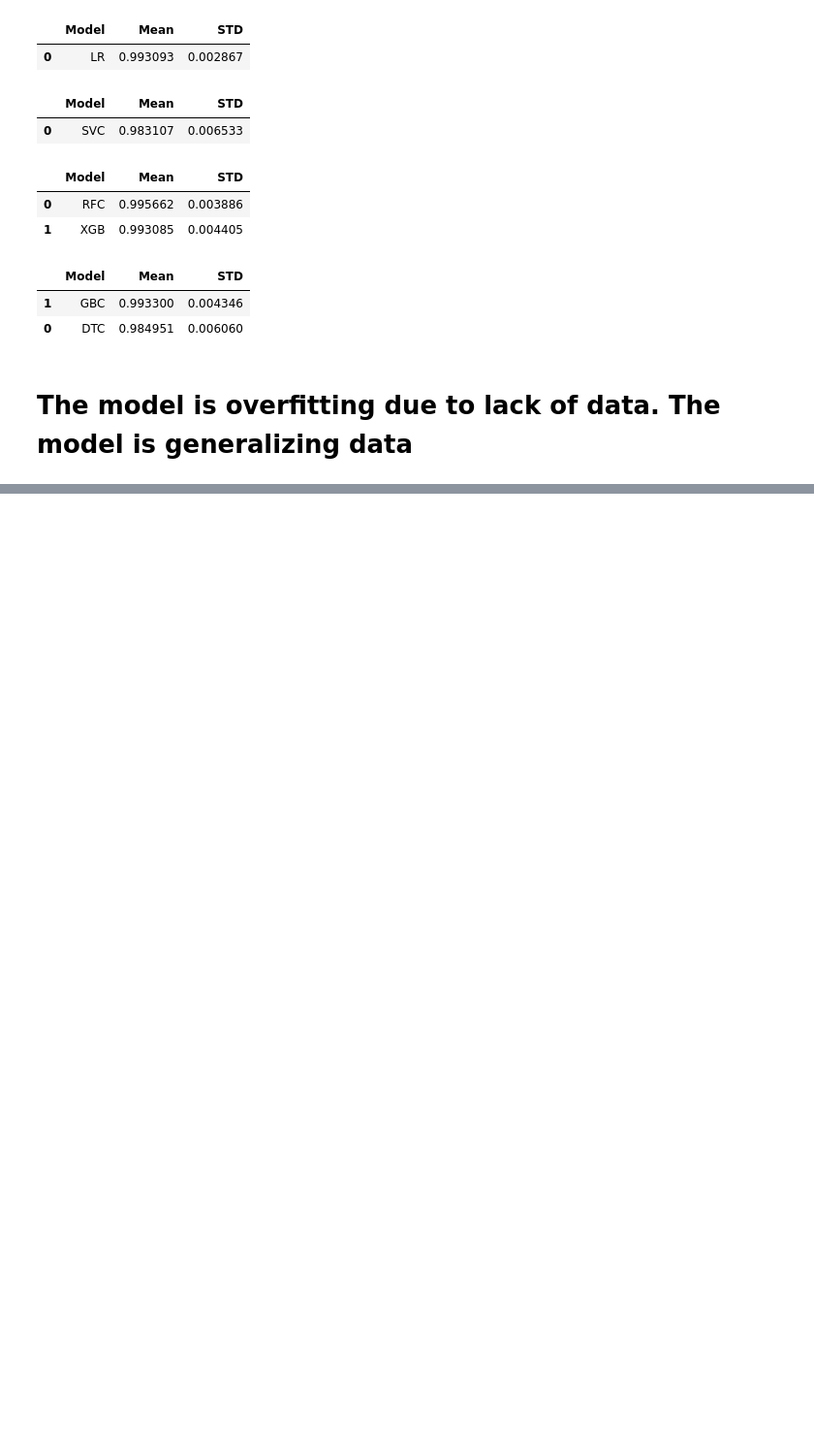
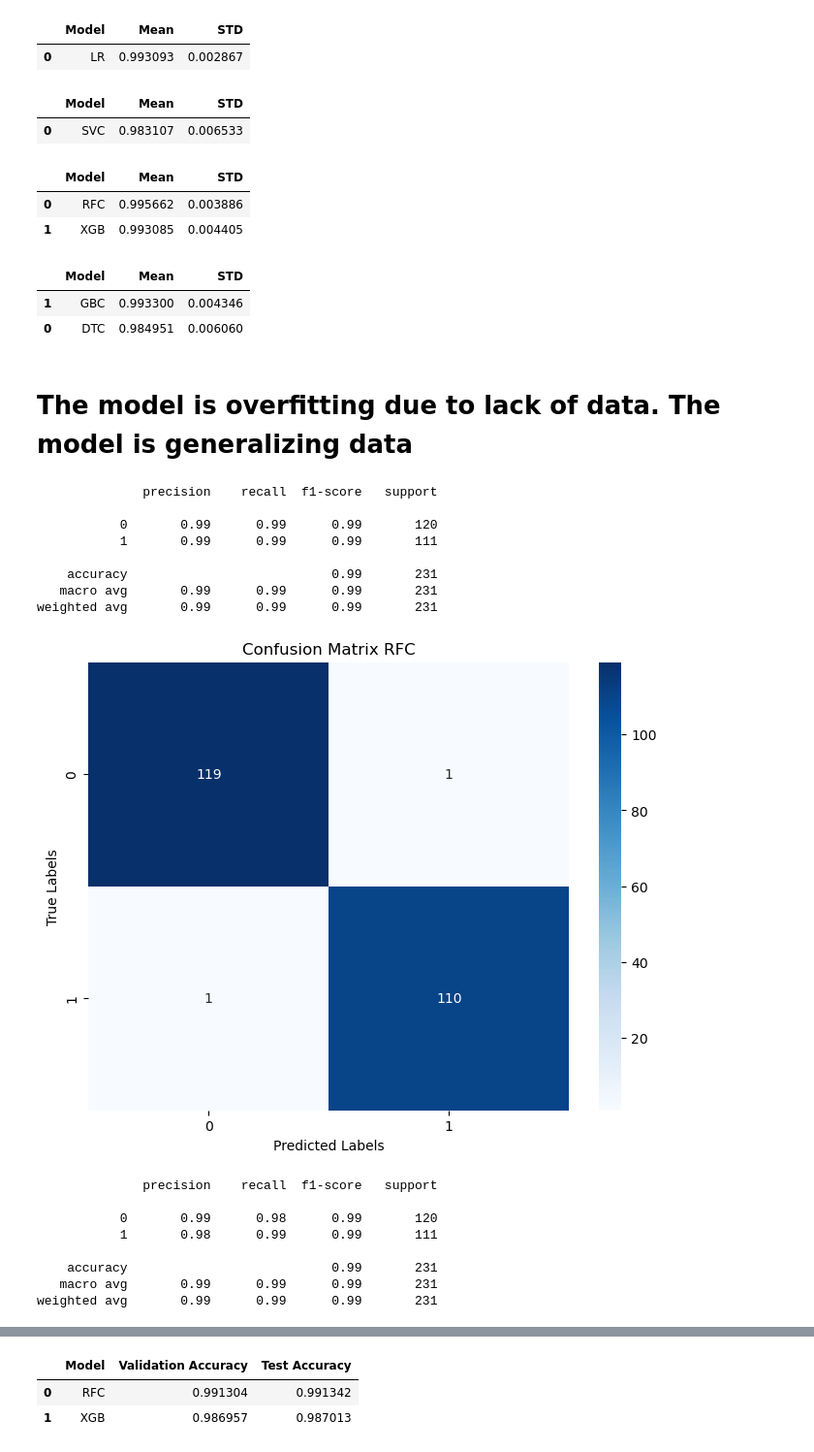
Before and after one commit to MaukanMir/AIRBNB-Las_vegas-Listing, a Jupyter notebook: training.ipynb, the cells around one changed output, grey strips where cells are left out. Shown at 97% size. Drawn from its saved outputs; the diff is of its cells as text; code cells hidden in the pictures; blank space fills up the shorter version.

Commit message:
added new models

```diff
--- a/training.ipynb
+++ b/training.ipynb
@@ -123,6 +123,42 @@ def get_over_sampling_methods(X, y, name):
   smapling_model = sampling_models[name]
   X_res, y_res = smapling_model.fit_resample(X, y)
   return (X_res, y_res)
+
+def test_train_test_val_splits_on_models(names, models, X, y):
+    model_performance = []
+
+    X_train, X_temp, y_train, y_temp = train_test_split(X, y, test_size=0.30, random_state=42)
+    X_val, X_test, y_val, y_test = train_test_split(X_temp, y_temp, test_size=0.50, random_state=42)
+
+    for i in range(len(models)):
+        model, model_name = models[i], names[i]
+        model.fit(X_train, y_train)
+
+        y_val_pred = model.predict(X_val)
+        val_accuracy = accuracy_score(y_val, y_val_pred)
+
+        y_test_pred = model.predict(X_test)
+        test_accuracy = accuracy_score(y_test, y_test_pred)
+
+        cf = classification_report(y_test, y_test_pred)
+        print(cf)
+
+        model_performance.append({
+            "Model": model_name,
+            "Validation Accuracy": val_accuracy,
+            "Test Accuracy": test_accuracy
+        })
+
+        conf_mat = confusion_matrix(y_test,y_test_pred)
+        plt.figure(figsize=(8,6))
+        sns.heatmap(conf_mat, annot=True, fmt='d', cmap='Blues')
+        plt.xlabel('Predicted Labels')
+        plt.ylabel('True Labels')
+        plt.title(f'Confusion Matrix {model_name}')
+        plt.show()
+
+    performance_df = pd.DataFrame(model_performance)
+    return performance_df.sort_values(by="Validation Accuracy", ascending=False)
 # %% [markdown]
 # EDA Analysis
 # %%
@@ -442,3 +478,25 @@ testing_selected_models(names, models, X_bl_smote, y_bl_smote)
 | 0 | DTC | 0.984951 | 0.006060 |
 # %% [markdown]
 # The model is overfitting due to lack of data. The model is generalizing data
+# %%
+names = ['RFC', "XGB"]
+models = get_selected_models(names)
+test_train_test_val_splits_on_models(names, models, X_bl_smote, y_bl_smote)
+# %% [output]
+              precision    recall  f1-score   support
+
+           0       0.99      0.99      0.99       120
+           1       0.99      0.99      0.99       111
+
+    accuracy                           0.99       231
+   macro avg       0.99      0.99      0.99       231
+weighted avg       0.99      0.99      0.99       231
+[figure, added]
+              precision    recall  f1-score   support
+
+           0       0.99      0.98      0.99       120
+           1       0.98      0.99      0.99       111
+
+    accuracy                           0.99       231
+   macro avg       0.99      0.99      0.99       231
+weighted avg       0.99      0.99      0.99       231
@@ -444,0 +504,3 @@ testing_selected_models(names, models, X_bl_smote, y_bl_smote)
+|  | Model | Validation Accuracy | Test Accuracy |
+| 0 | RFC | 0.991304 | 0.991342 |
+| 1 | XGB | 0.986957 | 0.987013 |
```
Also changed, not shown: parts of 2 cells of this notebook.
